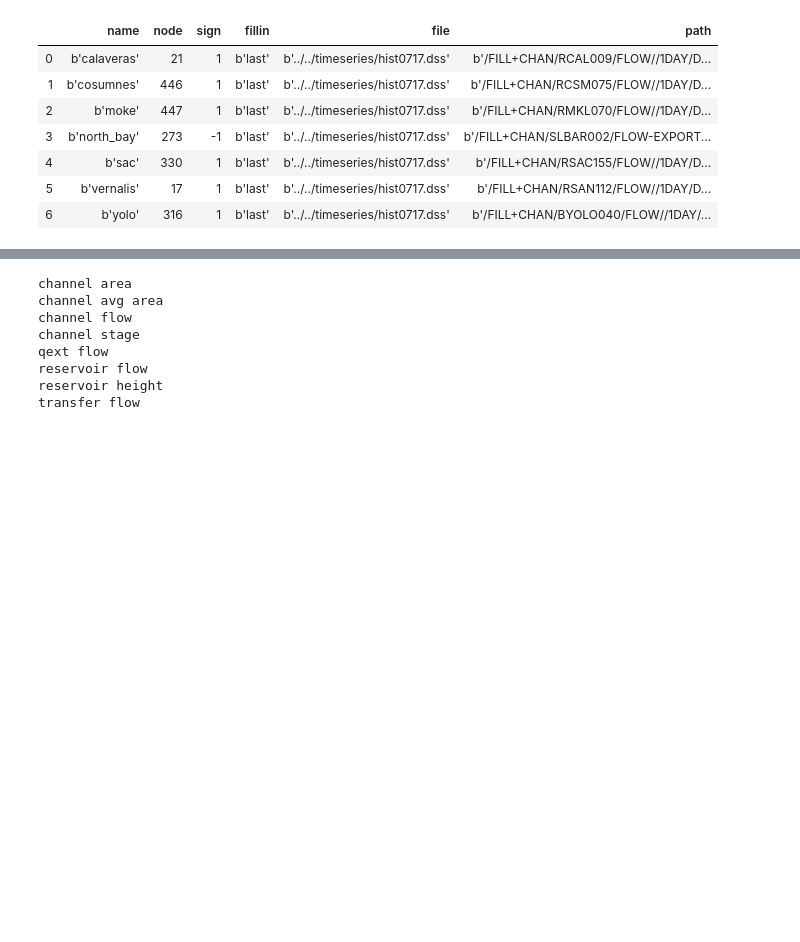
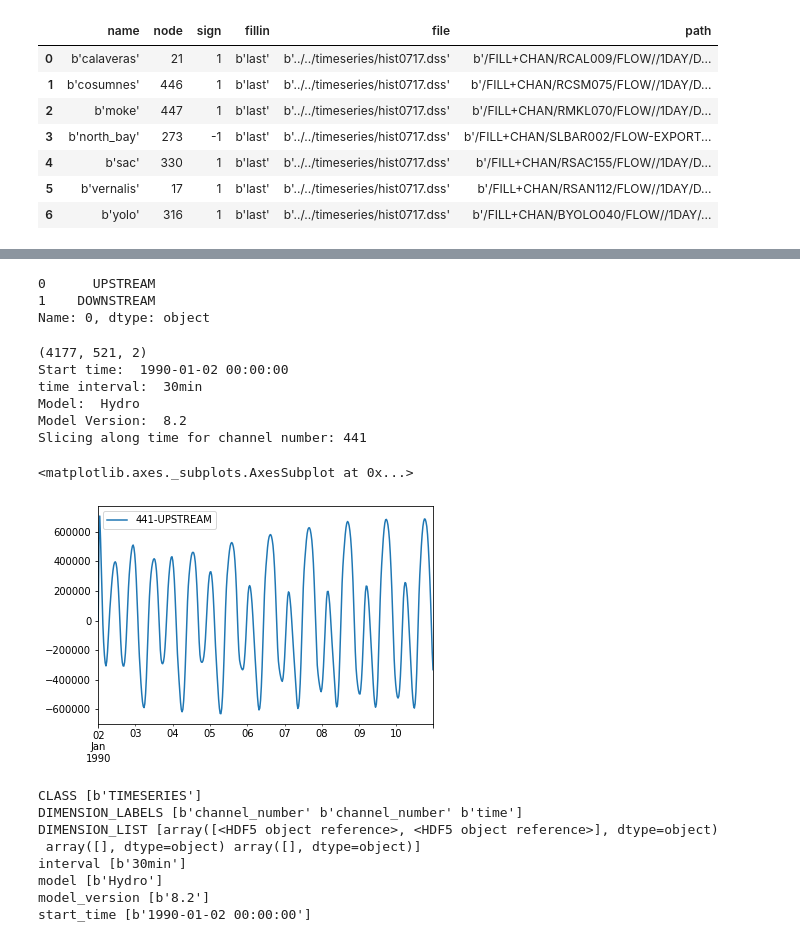
Before and after one commit to CADWRDeltaModeling/pydsm, a Jupyter notebook: notebooks/dsm2_h5_read_example.ipynb, the cells around one changed output, grey strips where cells are left out. Cells and saved outputs as stored; diff of their text form; code cells hidden in the pictures; blank space fills up the shorter version.

```diff
--- a/notebooks/dsm2_h5_read_example.ipynb
+++ b/notebooks/dsm2_h5_read_example.ipynb
@@ -105,0 +129,6 @@ for table in input_tables[0]:
+# %%
+group_paths=['/hydro/input','/hydro/data','/hydro/geometry']
+for path in group_paths:
+    print(path)
+    for key in h5f.get(path).keys():
+        print('    ',key)
@@ -105,0 +157,8 @@ for table in input_tables[0]:
+# %%
+channel_numbers=pd.DataFrame(h5f.get('/hydro/geometry/channel_number')[:])
+#print(channel_numbers)
+channel_index2number=channel_numbers[0].to_dict()
+index=157
+print('This channel number for index:',index, ' should be 169. It is ',channel_index2number[index])
+channel_number2index= {value: key for key, value in channel_index2number.items()}
+print('This channel index for number:', 169, ' should be ',index,'. It is ',channel_number2index[169])
@@ -105,0 +168,3 @@ for table in input_tables[0]:
+# %%
+channel_location=pd.DataFrame(h5f.get('/hydro/geometry/channel_location')[:],dtype=np.str)
+display(channel_location)
@@ -106,12 +184,51 @@ for table in input_tables[0]:
+# %%
+channel_location[0].str.upper()
+# %% [output]
+0      UPSTREAM
+1    DOWNSTREAM
+Name: 0, dtype: object
+# %%
+flowdata = h5f.get('/hydro/data/channel flow')
+print(flowdata.shape)
+#
+interval_string=flowdata.attrs['interval'][0].decode('UTF-8')
+model=flowdata.attrs['model'][0].decode('UTF-8')
+model_version=flowdata.attrs['model_version'][0].decode('UTF-8')
+start_time=pd.to_datetime(flowdata.attrs['start_time'][0].decode('UTF-8'))
+print('Start time: ',start_time)
+print('time interval: ',interval_string)
+print('Model: ',model)
+print('Model Version: ',model_version)
+#
+print('Slicing along time for channel number: 441')
+channel_id=441
+location='UPSTREAM'
+channel_index= channel_number2index[channel_id]# channel_numbers[channel_numbers[0]==441] #-- slow way
+location_index=channel_location[channel_location[0].str.upper()==location]
+darr=flowdata[:,channel_index,location_index]
+ts441=pd.DataFrame(darr,
+                   columns=[str(channel_id)+'-'+location],
+                   index=pd.date_range(start_time,freq='30T',periods=darr.shape[0]),dtype=np.float32)
+# %% [output]
+(4177, 521, 2)
+Start time:  1990-01-02 00:00:00
+time interval:  30min
+Model:  Hydro
+Model Version:  8.2
+Slicing along time for channel number: 441
+# %%
+ts441['01jan1990':'10jan1990'].plot()
+# %% [output]
+<matplotlib.axes._subplots.AxesSubplot at 0x...>
+[figure, added]
 # %%
-for key in h5f.get('/hydro/data').keys():
-    print(key)
+for key in flowdata.attrs.keys(): print (key, flowdata.attrs[key])
 # %% [output]
-channel area
-channel avg area
-channel flow
-channel stage
-qext flow
-reservoir flow
-reservoir height
-transfer flow
+CLASS [b'TIMESERIES']
+DIMENSION_LABELS [b'channel_number' b'channel_number' b'time']
+DIMENSION_LIST [array([<HDF5 object reference>, <HDF5 object reference>], dtype=object)
+ array([], dtype=object) array([], dtype=object)]
+interval [b'30min']
+model [b'Hydro']
+model_version [b'8.2']
+start_time [b'1990-01-02 00:00:00']
```
Also changed, not shown: parts of 49 cells of this notebook, 4 other files.
